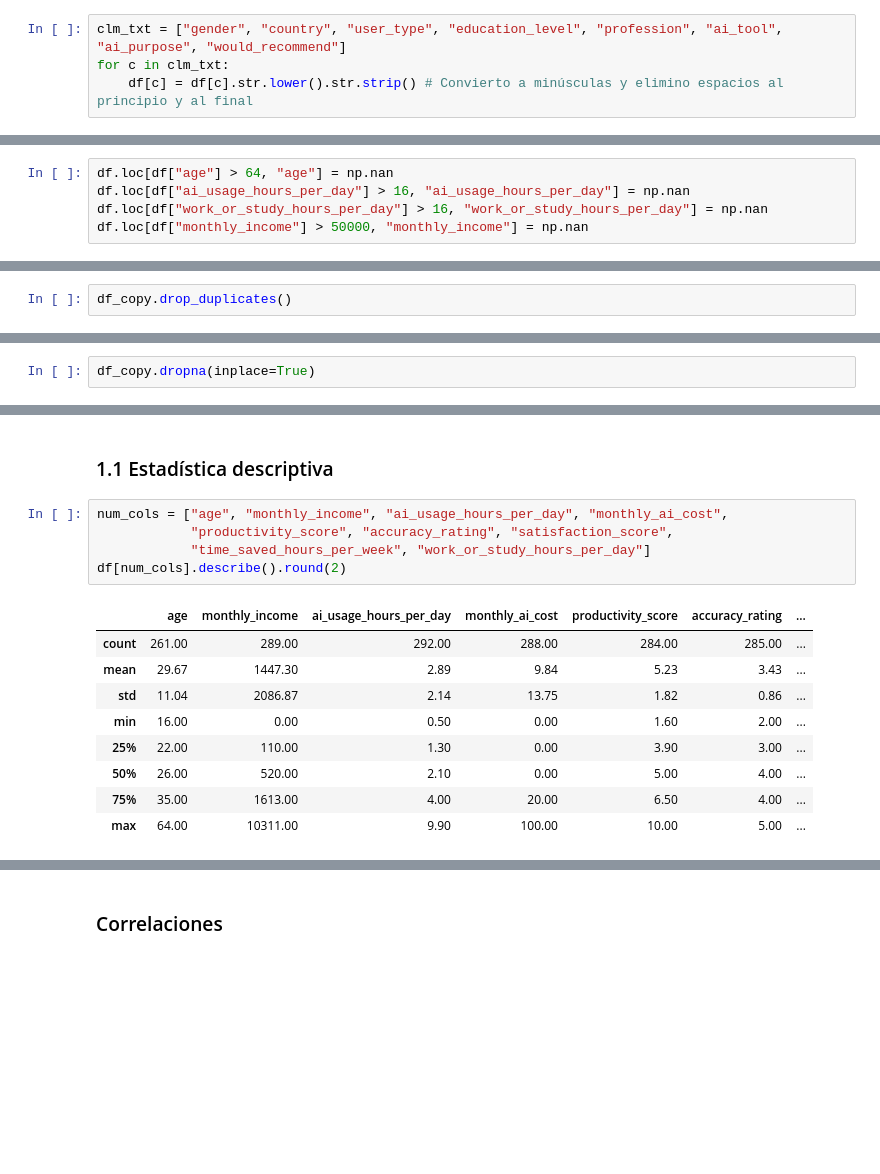
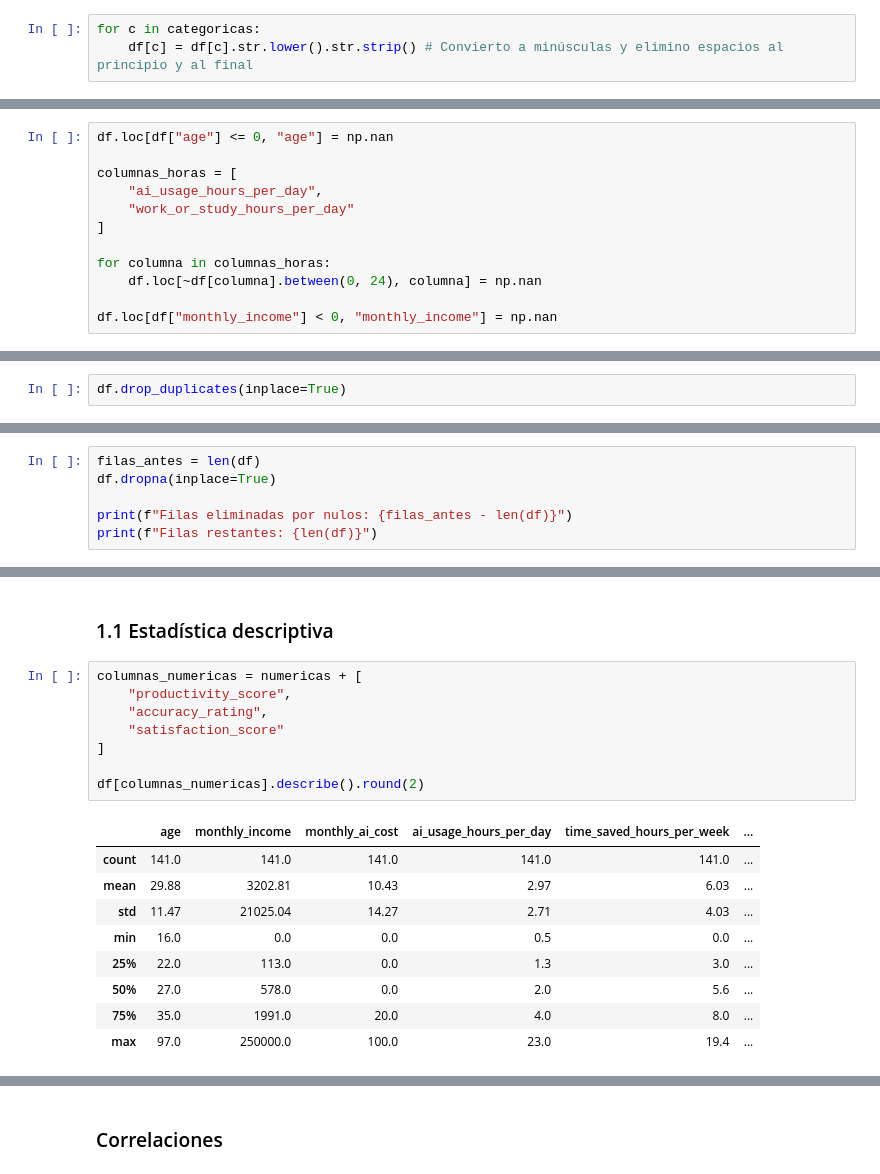
Before and after one commit to NicoBonorino/Tp_Python, a Jupyter notebook: TP.ipynb, the cells around one changed output, grey strips where cells are left out. Cells and saved outputs as stored; diff of their text form; blank space fills up the shorter version.

```diff
--- a/TP.ipynb
+++ b/TP.ipynb
@@ -124,8 +378,7 @@ memory usage: 44.7 KB
 # %% [markdown]
 - Creeamos una lista con las columnas categoricas, para poder normalizarlas todas juntas a la vez utilzando un "for"
 # %%
-clm_txt = ["gender", "country", "user_type", "education_level", "profession", "ai_tool", "ai_purpose", "would_recommend"]
-for c in clm_txt:
+for c in categoricas:
     df[c] = df[c].str.lower().str.strip() # Convierto a minúsculas y elimino espacios al principio y al final
 # %% [markdown]
 - Creamos un diccionario "reemplazos", el cual contiene otro con los reemplazos hechos en cada columna, para poder utilizar el metodo ".replace()" una sola vez
@@ -156,8 +415,15 @@ Name: count, dtype: int64
 # %%
-df.loc[df["age"] > 64, "age"] = np.nan
-df.loc[df["ai_usage_hours_per_day"] > 16, "ai_usage_hours_per_day"] = np.nan
-df.loc[df["work_or_study_hours_per_day"] > 16, "work_or_study_hours_per_day"] = np.nan
-df.loc[df["monthly_income"] > 50000, "monthly_income"] = np.nan
+df.loc[df["age"] <= 0, "age"] = np.nan
+
+columnas_horas = [
+    "ai_usage_hours_per_day",
+    "work_or_study_hours_per_day"
+]
+
+for columna in columnas_horas:
+    df.loc[~df[columna].between(0, 24), columna] = np.nan
+
+df.loc[df["monthly_income"] < 0, "monthly_income"] = np.nan
 # %% [markdown]
 - Visualizamos los duplicados y los ordenamos de acuerdo al "user_id"
 # %%
@@ -186,2 +450,2 @@ df_copy = df.copy()
 # %%
-df_copy.drop_duplicates()
+df.drop_duplicates(inplace=True)
@@ -226,3 +476,7 @@ user_type                       0
 dtype: int64
 # %%
-df_copy.dropna(inplace=True)
+filas_antes = len(df)
+df.dropna(inplace=True)
+
+print(f"Filas eliminadas por nulos: {filas_antes - len(df)}")
+print(f"Filas restantes: {len(df)}")
@@ -231,20 +488,23 @@ df_copy.dropna(inplace=True)
 # %% [markdown]
 ### 1.1 Estadística descriptiva
 # %%
-num_cols = ["age", "monthly_income", "ai_usage_hours_per_day", "monthly_ai_cost",
-            "productivity_score", "accuracy_rating", "satisfaction_score",
-            "time_saved_hours_per_week", "work_or_study_hours_per_day"]
-df[num_cols].describe().round(2)
+columnas_numericas = numericas + [
+    "productivity_score",
+    "accuracy_rating",
+    "satisfaction_score"
+]
+
+df[columnas_numericas].describe().round(2)
 # %% [output]
-|  | age | monthly_income | ai_usage_hours_per_day | monthly_ai_cost | productivity_score | accuracy_rating | ... |
-| count | 261.00 | 289.00 | 292.00 | 288.00 | 284.00 | 285.00 | ... |
-| mean | 29.67 | 1447.30 | 2.89 | 9.84 | 5.23 | 3.43 | ... |
-| std | 11.04 | 2086.87 | 2.14 | 13.75 | 1.82 | 0.86 | ... |
-| min | 16.00 | 0.00 | 0.50 | 0.00 | 1.60 | 2.00 | ... |
-| 25% | 22.00 | 110.00 | 1.30 | 0.00 | 3.90 | 3.00 | ... |
-| 50% | 26.00 | 520.00 | 2.10 | 0.00 | 5.00 | 4.00 | ... |
-| 75% | 35.00 | 1613.00 | 4.00 | 20.00 | 6.50 | 4.00 | ... |
-| max | 64.00 | 10311.00 | 9.90 | 100.00 | 10.00 | 5.00 | ... |
+|  | age | monthly_income | monthly_ai_cost | ai_usage_hours_per_day | time_saved_hours_per_week | ... |
+| count | 141.0 | 141.0 | 141.0 | 141.0 | 141.0 | ... |
+| mean | 29.88 | 3202.81 | 10.43 | 2.97 | 6.03 | ... |
+| std | 11.47 | 21025.04 | 14.27 | 2.71 | 4.03 | ... |
+| min | 16.0 | 0.0 | 0.0 | 0.5 | 0.0 | ... |
+| 25% | 22.0 | 113.0 | 0.0 | 1.3 | 3.0 | ... |
+| 50% | 27.0 | 578.0 | 0.0 | 2.0 | 5.6 | ... |
+| 75% | 35.0 | 1991.0 | 20.0 | 4.0 | 8.0 | ... |
+| max | 97.0 | 250000.0 | 100.0 | 23.0 | 19.4 | ... |
 # %%
 df[["user_type", "ai_tool", "ai_purpose", "education_level", "would_recommend"]].describe()
 # %% [output]
```
Also changed, not shown: parts of 39 cells of this notebook.
